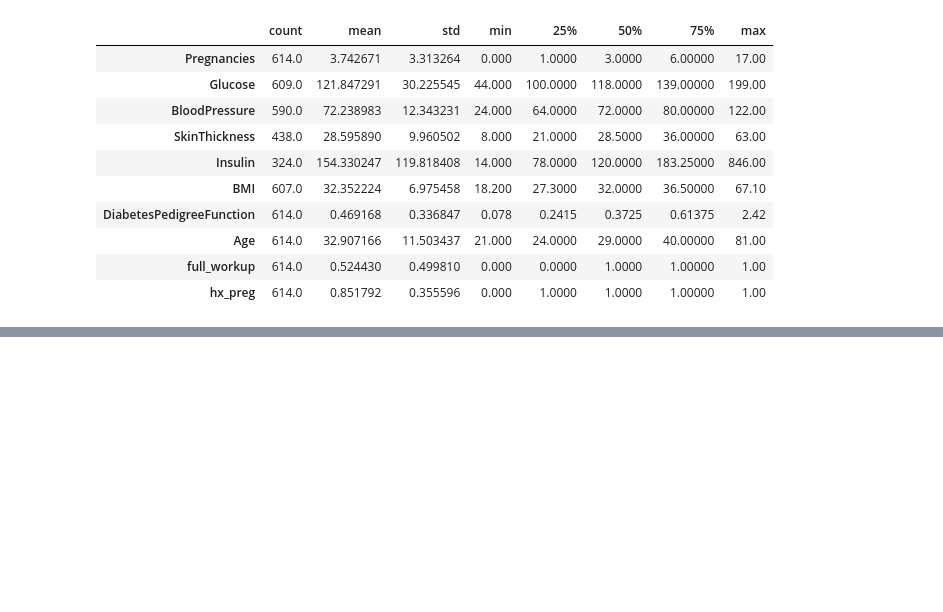
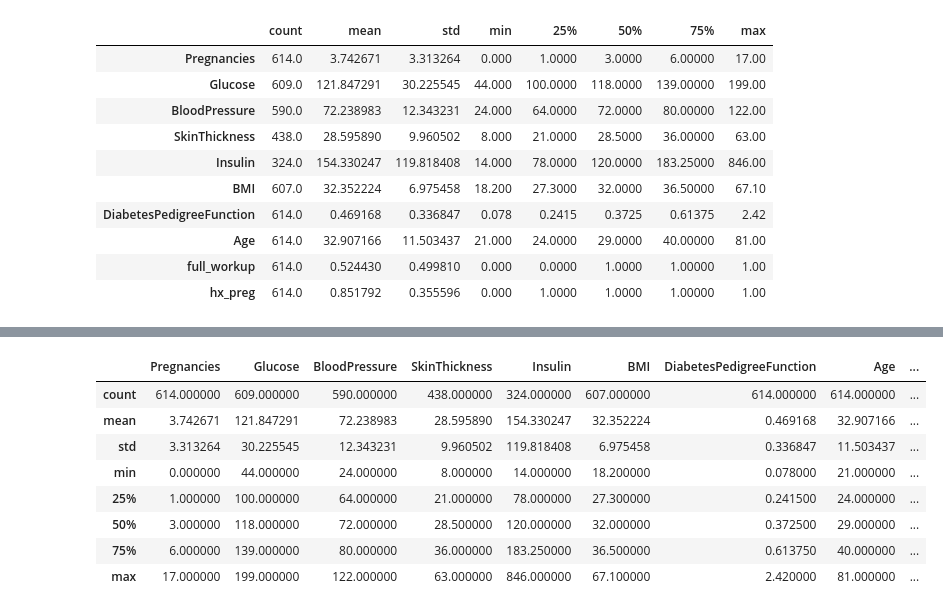
Before and after one commit to kasra321/diabetes_project, a Jupyter notebook: Diabetes.ipynb, the cells around one changed output, grey strips where cells are left out. Saved outputs shown, nothing was run; the diff lists cells and outputs as text; code cells hidden in the pictures; blank space fills up the shorter version.

```diff
--- a/Diabetes.ipynb
+++ b/Diabetes.ipynb
@@ -504,0 +546,12 @@ X_train.describe().T
+# %%
+X_train.describe()
+# %% [output]
+|  | Pregnancies | Glucose | BloodPressure | SkinThickness | Insulin | BMI | DiabetesPedigreeFunction | Age | ... |
+| count | 614.000000 | 609.000000 | 590.000000 | 438.000000 | 324.000000 | 607.000000 | 614.000000 | 614.000000 | ... |
+| mean | 3.742671 | 121.847291 | 72.238983 | 28.595890 | 154.330247 | 32.352224 | 0.469168 | 32.907166 | ... |
+| std | 3.313264 | 30.225545 | 12.343231 | 9.960502 | 119.818408 | 6.975458 | 0.336847 | 11.503437 | ... |
+| min | 0.000000 | 44.000000 | 24.000000 | 8.000000 | 14.000000 | 18.200000 | 0.078000 | 21.000000 | ... |
+| 25% | 1.000000 | 100.000000 | 64.000000 | 21.000000 | 78.000000 | 27.300000 | 0.241500 | 24.000000 | ... |
+| 50% | 3.000000 | 118.000000 | 72.000000 | 28.500000 | 120.000000 | 32.000000 | 0.372500 | 29.000000 | ... |
+| 75% | 6.000000 | 139.000000 | 80.000000 | 36.000000 | 183.250000 | 36.500000 | 0.613750 | 40.000000 | ... |
+| max | 17.000000 | 199.000000 | 122.000000 | 63.000000 | 846.000000 | 67.100000 | 2.420000 | 81.000000 | ... |
```
Also changed, not shown: parts of 15 cells of this notebook.
